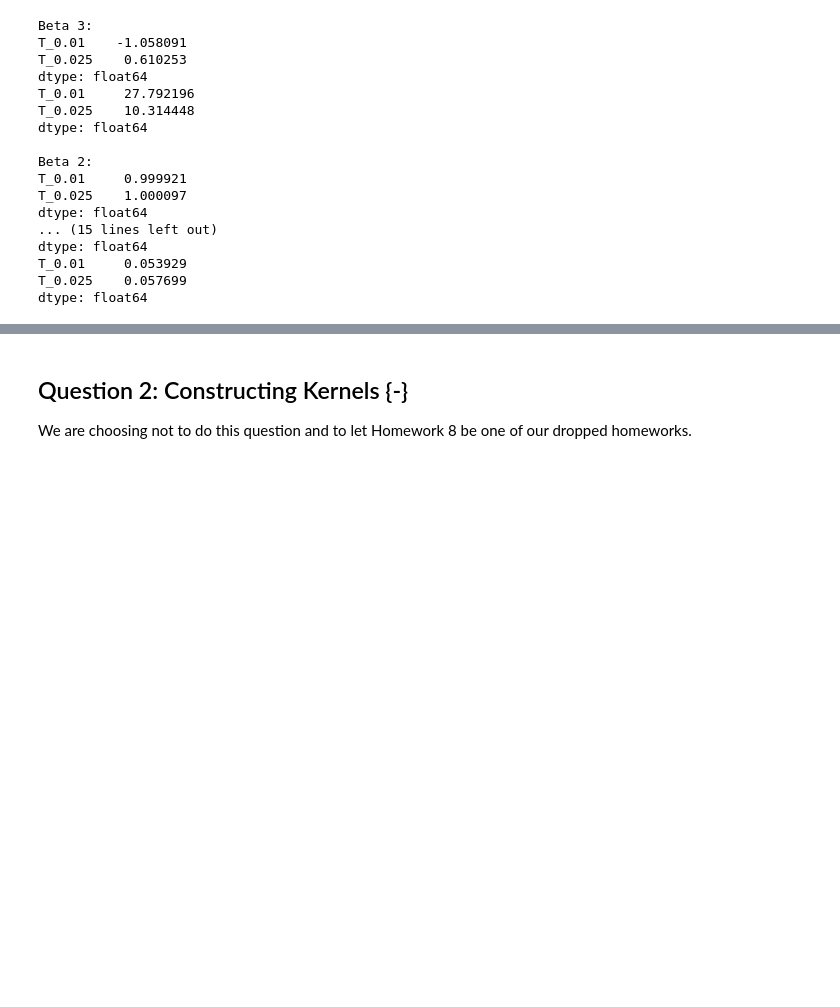
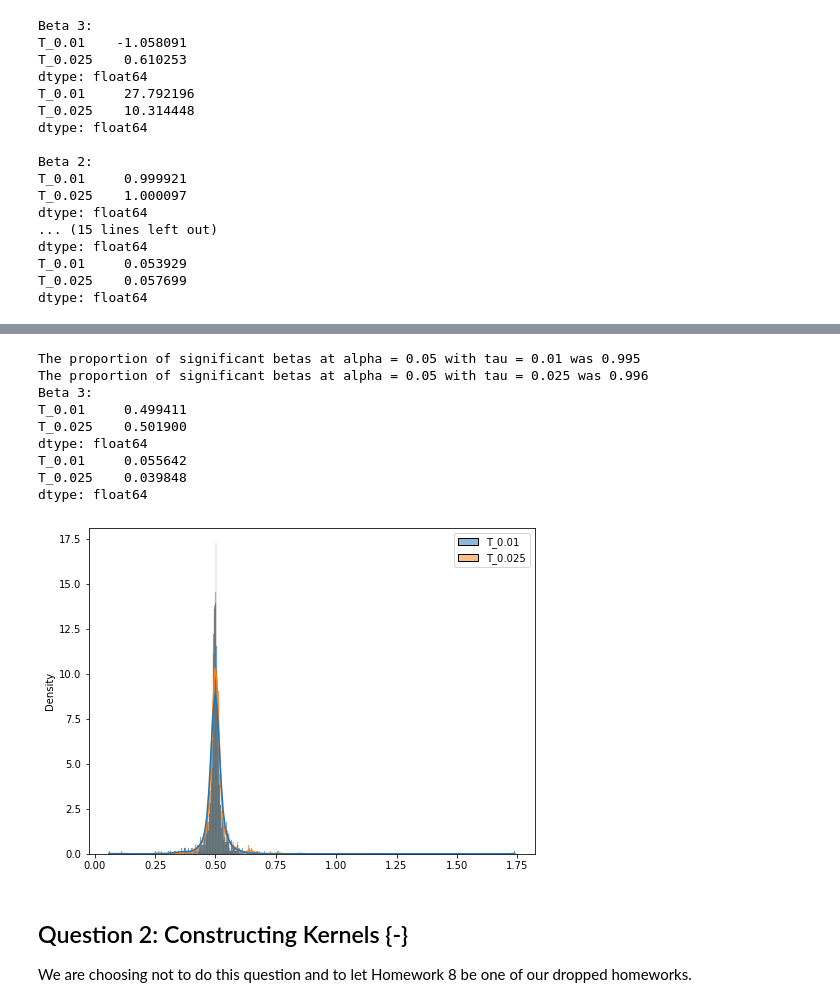
Before and after one commit to WillTirone/STA561, a Jupyter notebook: hw7/hw7.ipynb, the cells around one changed output, grey strips where cells are left out. Saved outputs shown, nothing was run; the diff lists cells and outputs as text; code cells hidden in the pictures; blank space fills up the shorter version.

```diff
--- a/hw7/hw7.ipynb
+++ b/hw7/hw7.ipynb
@@ -127,3 +133,62 @@ From this, it appears that some of the standard causal assumptions are being vio
+# %%
+p_values = [[],[]]
+betas3 = pd.DataFrame(columns = ["T_0.01", "T_0.025"])
+
+#Create our random number generator
+rng = np.random.default_rng(seed = 0)
+
+for b in range(B):
+    # Create our X
+    samp = rng.normal(loc = 0, scale = 1, size = n)
+    X = np.power(samp, 5) #If X^{1/5} is N(0,1), then X is N(0,1)^5
+    #print(X)
+
+    for t in tau:
+        #Create A
+        A = [rng.binomial(1, 0.95) if np.abs(x) <= t else rng.binomial(1, 0.05) for x in X]
+        #print(A)
+
+        #Create Y
+        err = rng.normal(loc = 0, scale = 1, size = n)
+        Y = (b0 * np.ones(n)) + (b1 * A) + (b2 * X) + (b3 * (A * X)) + err
+        #print(Y)
+
+        #Build a dataframe
+        df = pd.DataFrame(list(zip(X, A, Y)))
+        df.columns = ["X", "A", "Y"]
+
+        #Now the OLS
+        mod = sm.OLS.from_formula("Y ~ A + X + A*X", data = df)
+        res = mod.fit()
+        #print(res.pvalues[3]) #This is the p-value for beta_3
+        if t == 0.01:
+            p_values[0].append(res.pvalues[3])
+            bt3 = res.params[3]
+        else:
+            p_values[1].append(res.pvalues[3])
+            betas3.loc[len(betas3)] = [bt3, res.params[3]]
+
+print(f"The proportion of significant betas at alpha = 0.05 with tau = 0.01 was {np.mean([1 if x < 0.05 else 0 for x in p_values[0]])}")
+print(f"The proportion of significant betas at alpha = 0.05 with tau = 0.025 was {np.mean([1 if x < 0.05 else 0 for x in p_values[1]])}")
+
+print("Beta 3:")
+print(betas3.mean())
+print(betas3.std(axis = 0))
+
+plt.figure(figsize = (8,6))
+sns.histplot(data = betas3, stat = "density", kde = True)
+plt.show()
+# %% [output]
+The proportion of significant betas at alpha = 0.05 with tau = 0.01 was 0.995
+The proportion of significant betas at alpha = 0.05 with tau = 0.025 was 0.996
+Beta 3:
+T_0.01     0.499411
+T_0.025    0.501900
+dtype: float64
+T_0.01     0.055642
+T_0.025    0.039848
+dtype: float64
+[figure, added]
 # %% [markdown]
 ## Question 2: Constructing Kernels {-}
 
```
Also changed, not shown: parts of 1 cell of this notebook.
